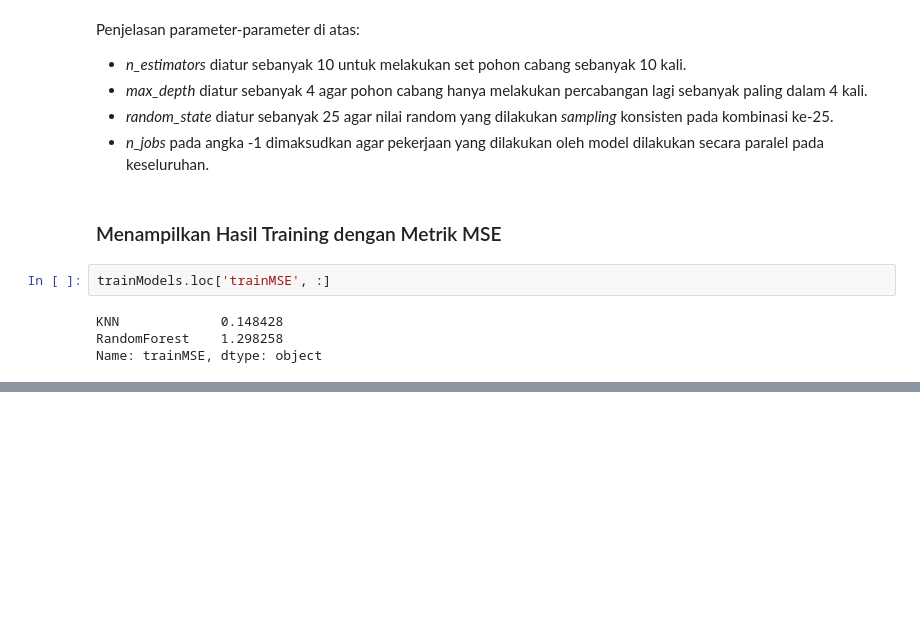
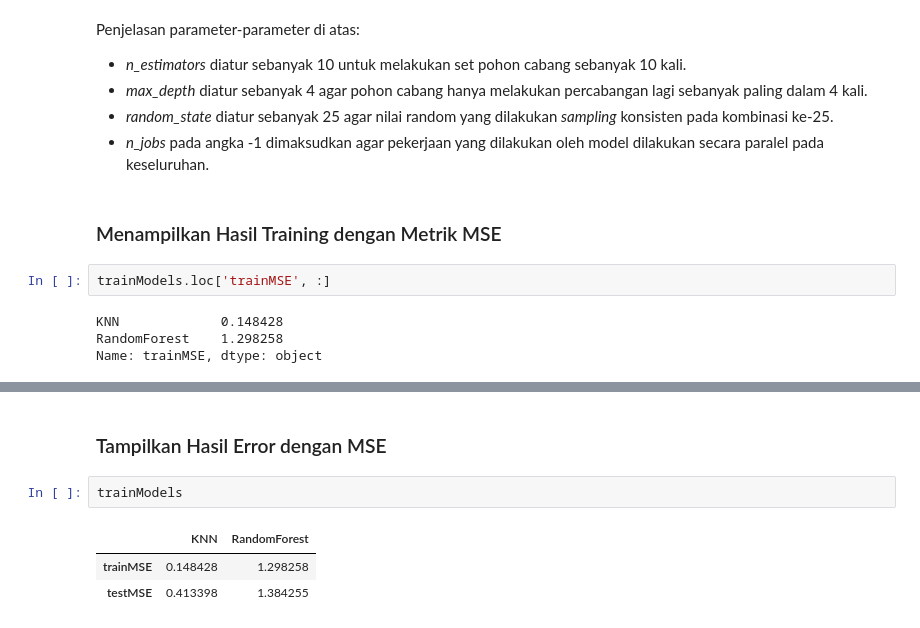
Before and after one commit to ishala/obesity-analysis-and-recommender-system, a Jupyter notebook: Submission 1/analisis.ipynb, the cells around one changed output, grey strips where cells are left out. Saved outputs shown, nothing was run; the diff lists cells and outputs as text; blank space fills up the shorter version.

```diff
--- a/Submission 1/analisis.ipynb
+++ b/Submission 1/analisis.ipynb
@@ -830,0 +877,8 @@ Name: trainMSE, dtype: object
+# %% [markdown]
+### Tampilkan Hasil Error dengan MSE
+# %%
+trainModels
+# %% [output]
+|  | KNN | RandomForest |
+| trainMSE | 0.148428 | 1.298258 |
+| testMSE | 0.413398 | 1.384255 |
```
Also changed, not shown: parts of 26 cells of this notebook, 4 other files.
